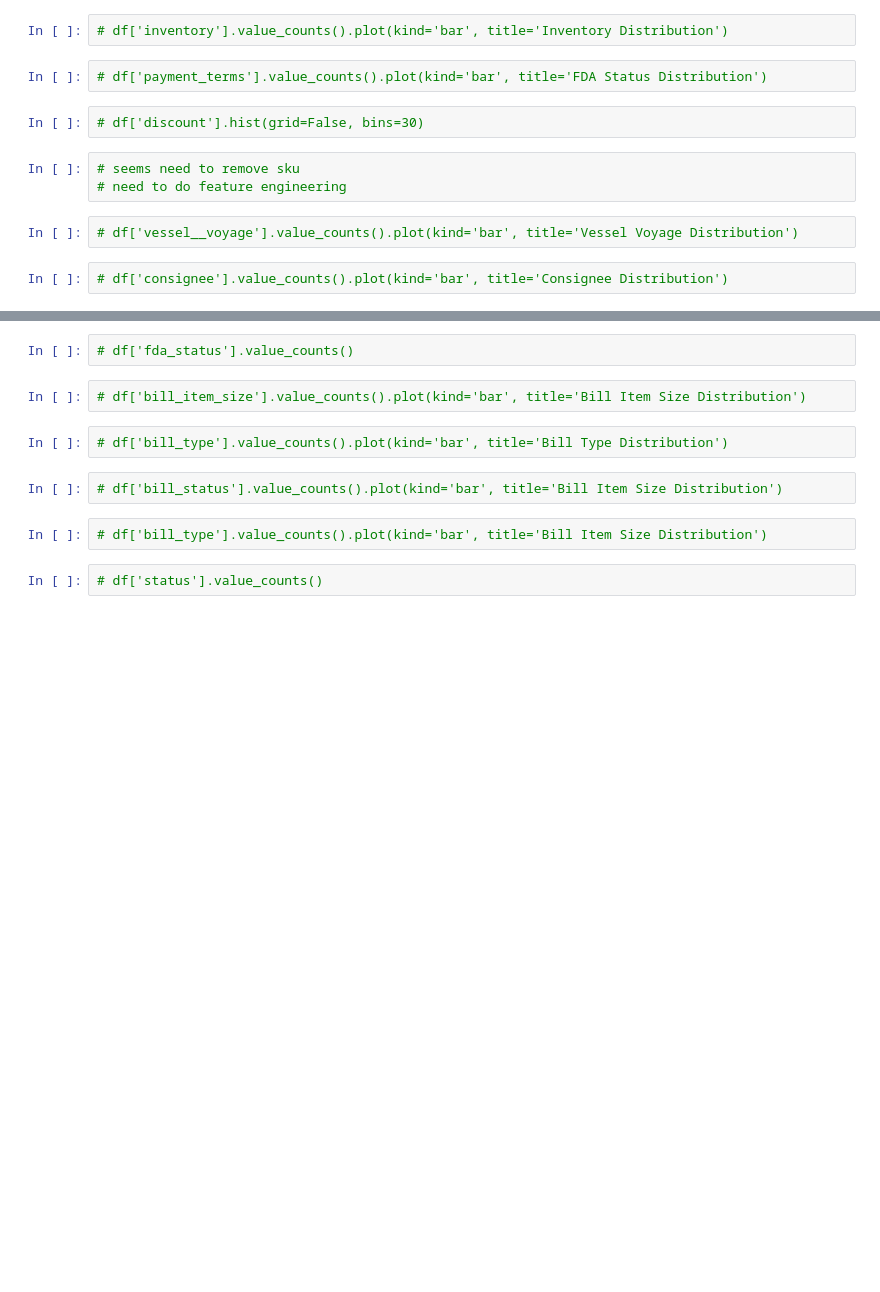
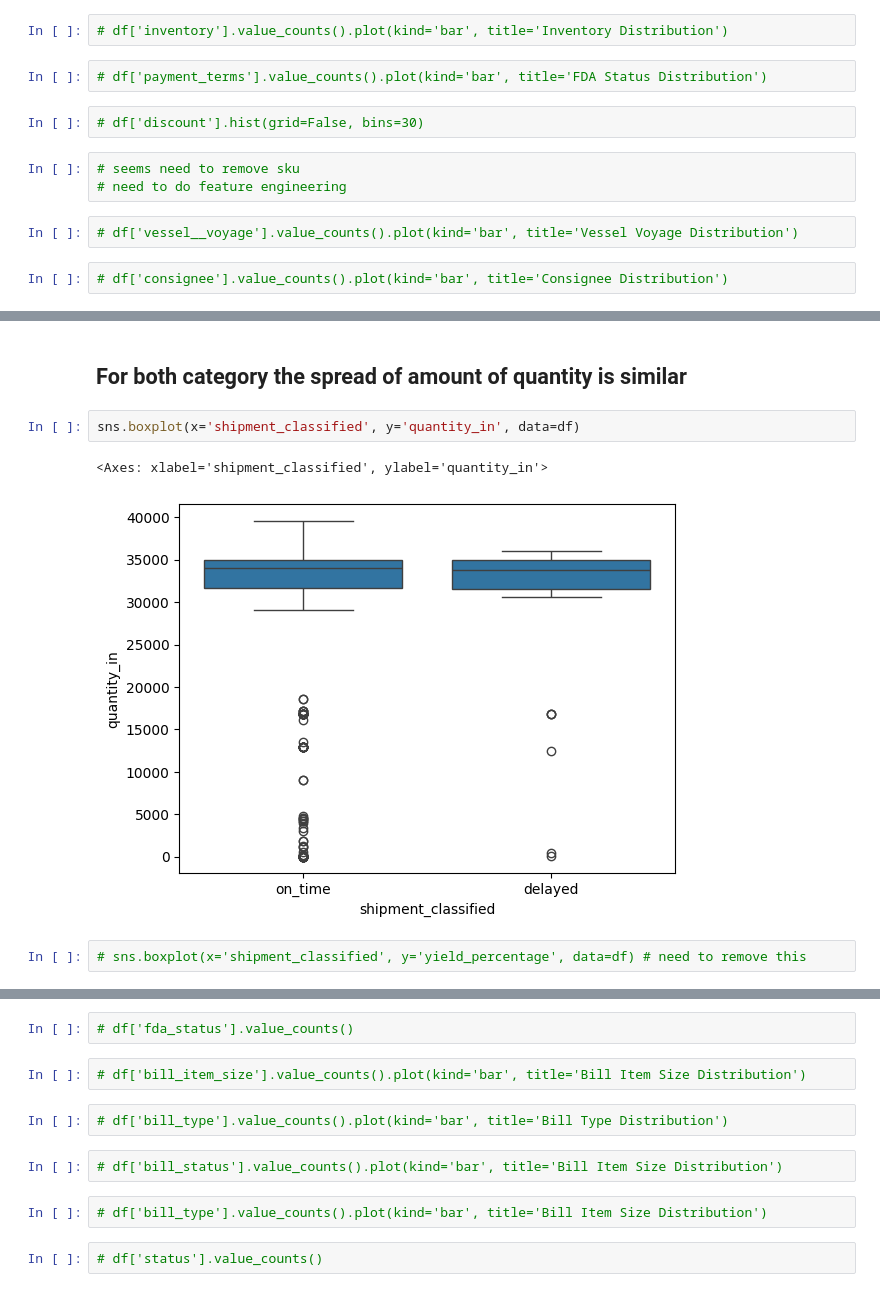
Before and after one commit to ideaboxai/ideaboxai-vertical-ml-service, a Jupyter notebook: notebooks/shipment_classification/shipment_classification_eda.ipynb, the cells around one changed output, grey strips where cells are left out. Cells and saved outputs as stored; diff of their text form; blank space fills up the shorter version.

```diff
--- a/notebooks/shipment_classification/shipment_classification_eda.ipynb
+++ b/notebooks/shipment_classification/shipment_classification_eda.ipynb
@@ -73,0 +84,9 @@ df['customs_broker'].value_counts().plot(kind='bar')
+# %% [markdown]
+## For both category the spread of amount of quantity is similar
+# %%
+sns.boxplot(x='shipment_classified', y='quantity_in', data=df)
+# %% [output]
+<Axes: xlabel='shipment_classified', ylabel='quantity_in'>
+[figure, added]
+# %%
+# sns.boxplot(x='shipment_classified', y='yield_percentage', data=df) # need to remove this
```
Also changed, not shown: parts of 46 cells of this notebook, 23 other files.
